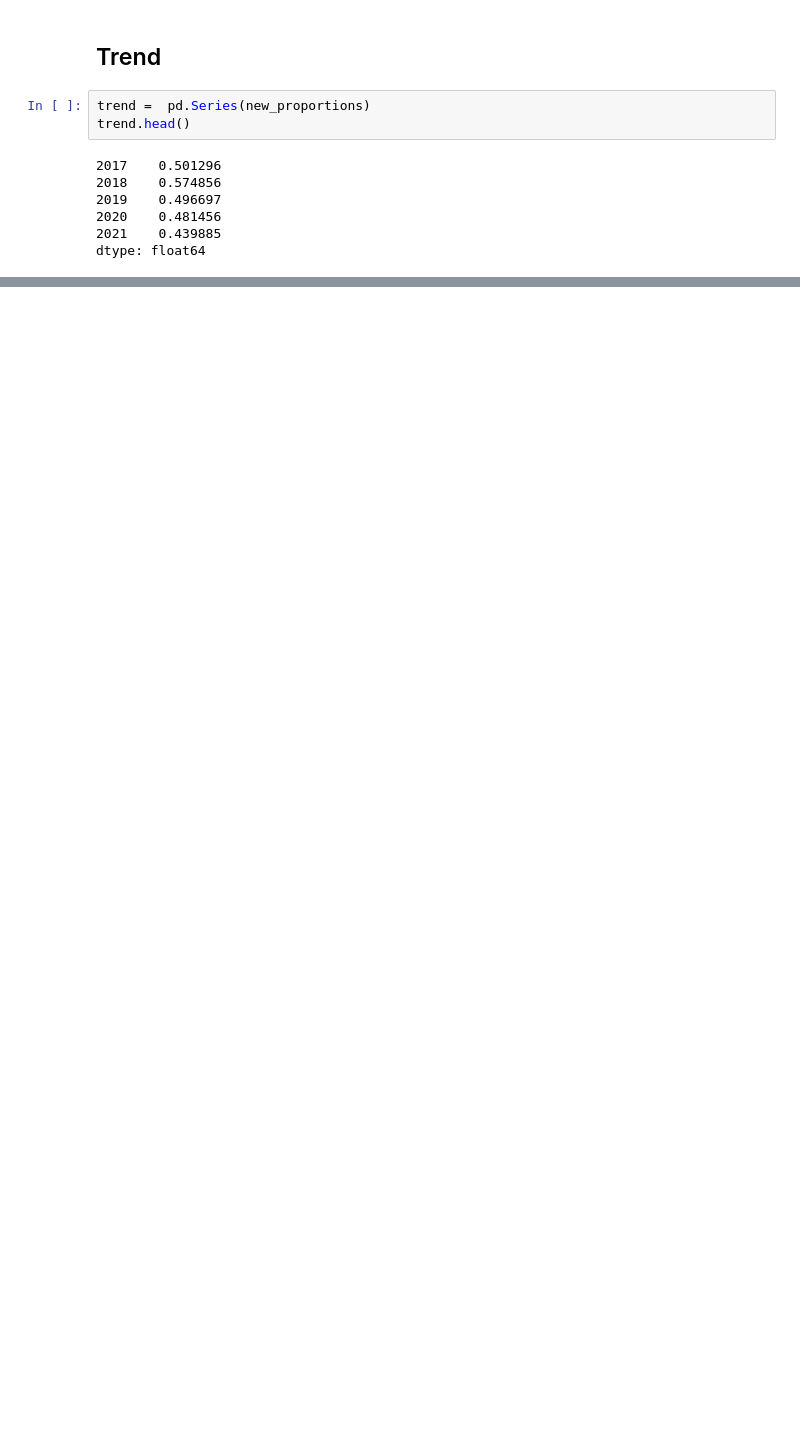
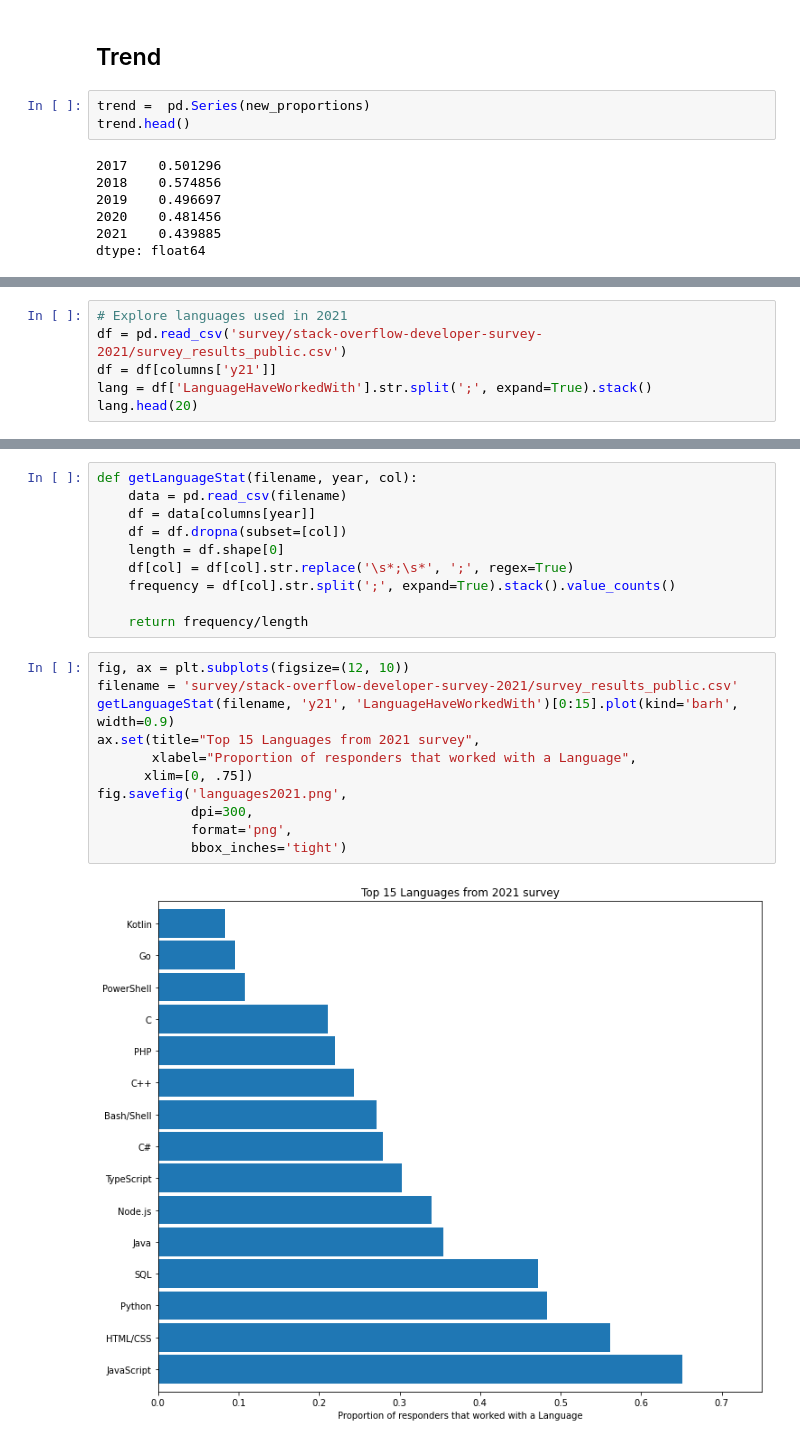
Before and after one commit to ydebessu/DataScienceBlog, a Jupyter notebook: project.ipynb, the cells around one changed output, grey strips where cells are left out. Saved outputs shown, nothing was run; the diff lists cells and outputs as text; blank space fills up the shorter version.

```diff
--- a/project.ipynb
+++ b/project.ipynb
@@ -151,0 +154,6 @@ plt.show()
+# %%
+# Explore languages used in 2021
+df = pd.read_csv('survey/stack-overflow-developer-survey-2021/survey_results_public.csv')
+df = df[columns['y21']]
+lang = df['LanguageHaveWorkedWith'].str.split(';', expand=True).stack()
+lang.head(20)
@@ -151,0 +178,23 @@ plt.show()
+# %%
+def getLanguageStat(filename, year, col):
+    data = pd.read_csv(filename)
+    df = data[columns[year]]
+    df = df.dropna(subset=[col])
+    length = df.shape[0]
+    df[col] = df[col].str.replace('\s*;\s*', ';', regex=True)
+    frequency = df[col].str.split(';', expand=True).stack().value_counts()
+
+    return frequency/length
+# %%
+fig, ax = plt.subplots(figsize=(12, 10))
+filename = 'survey/stack-overflow-developer-survey-2021/survey_results_public.csv'
+getLanguageStat(filename, 'y21', 'LanguageHaveWorkedWith')[0:15].plot(kind='barh', width=0.9)
+ax.set(title="Top 15 Languages from 2021 survey",
+       xlabel="Proportion of responders that worked with a Language",
+      xlim=[0, .75])
+fig.savefig('languages2021.png',
+            dpi=300,
+            format='png',
+            bbox_inches='tight')
+# %% [output]
+[figure, added]
```
Also changed, not shown: parts of 10 cells of this notebook, 2 other files.
